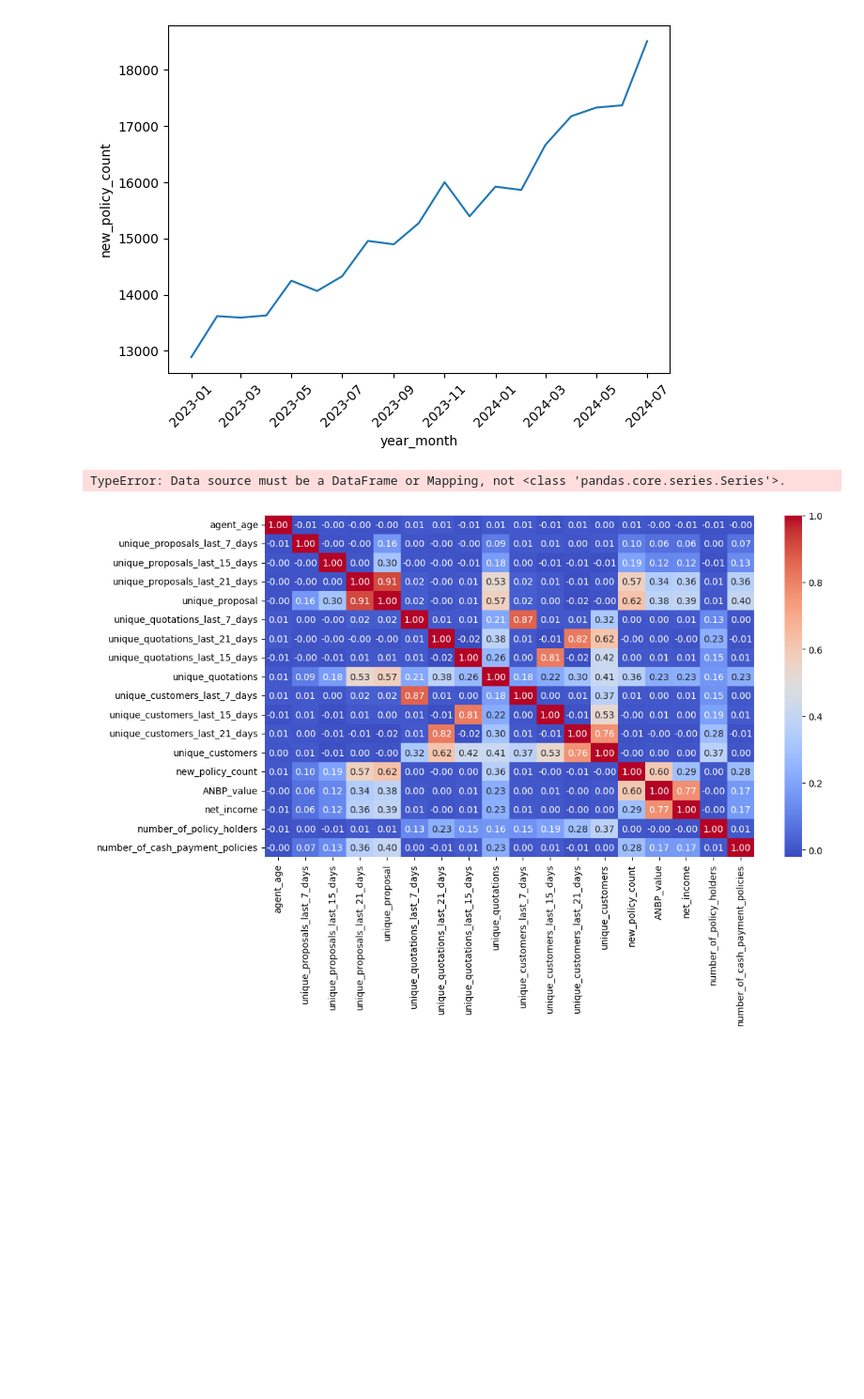
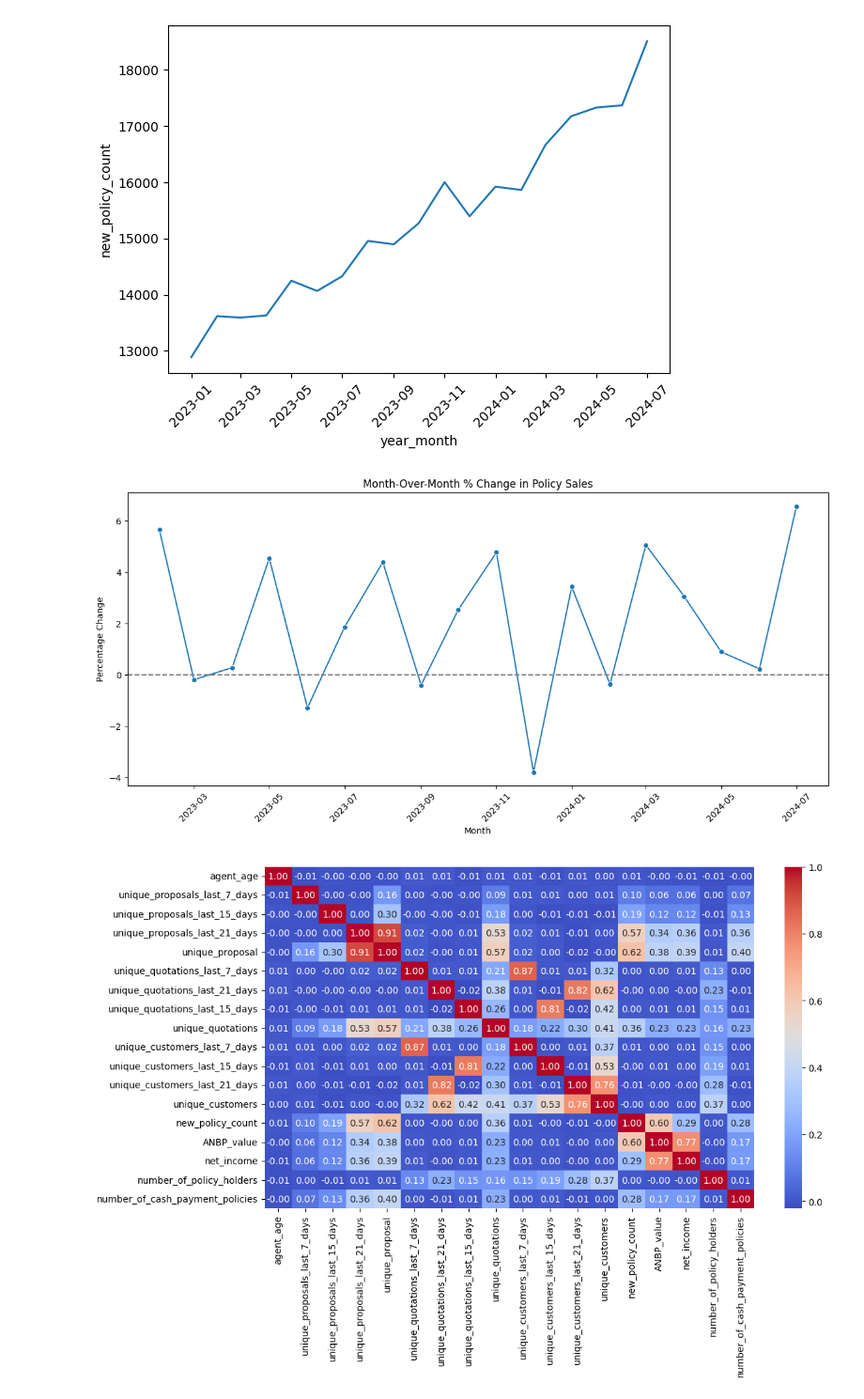
Before and after one commit to lakminagamage/data-storm-6-bsb, a Jupyter notebook: datastorm-6.ipynb, the cells around one changed output. Shown at 94% size. Cells and saved outputs as stored; diff of their text form; code cells hidden in the pictures; blank space fills up the shorter version.

```diff
--- a/datastorm-6.ipynb
+++ b/datastorm-6.ipynb
@@ -132,10 +132,20 @@ plt.tight_layout()
 # %% [output]
 [figure]
 # %%
-# how monthly sales went
-monthly_sales['rolling_avg'] = monthly_sales['new_policy_count'].rolling(window=3).mean()
+monthly_sales = df.groupby('year_month')['new_policy_count'].sum().reset_index()
+
+monthly_sales['pct_change'] = monthly_sales['new_policy_count'].pct_change() * 100
+
+plt.figure(figsize=(12, 6))
+sns.lineplot(data=monthly_sales, x='year_month', y='pct_change', marker='o')
+plt.axhline(0, color='gray', linestyle='--')
+plt.title("Month-Over-Month % Change in Policy Sales")
+plt.xlabel("Month")
+plt.ylabel("Percentage Change")
+plt.xticks(rotation=45)
+plt.tight_layout()
 # %% [output]
-TypeError: Data source must be a DataFrame or Mapping, not <class 'pandas.core.series.Series'>.
+[figure, added]
 # %%
 #check if numerical correlation exists between the features
 plt.figure(figsize=(12, 8))
```
Also changed, not shown: 2 other files.
